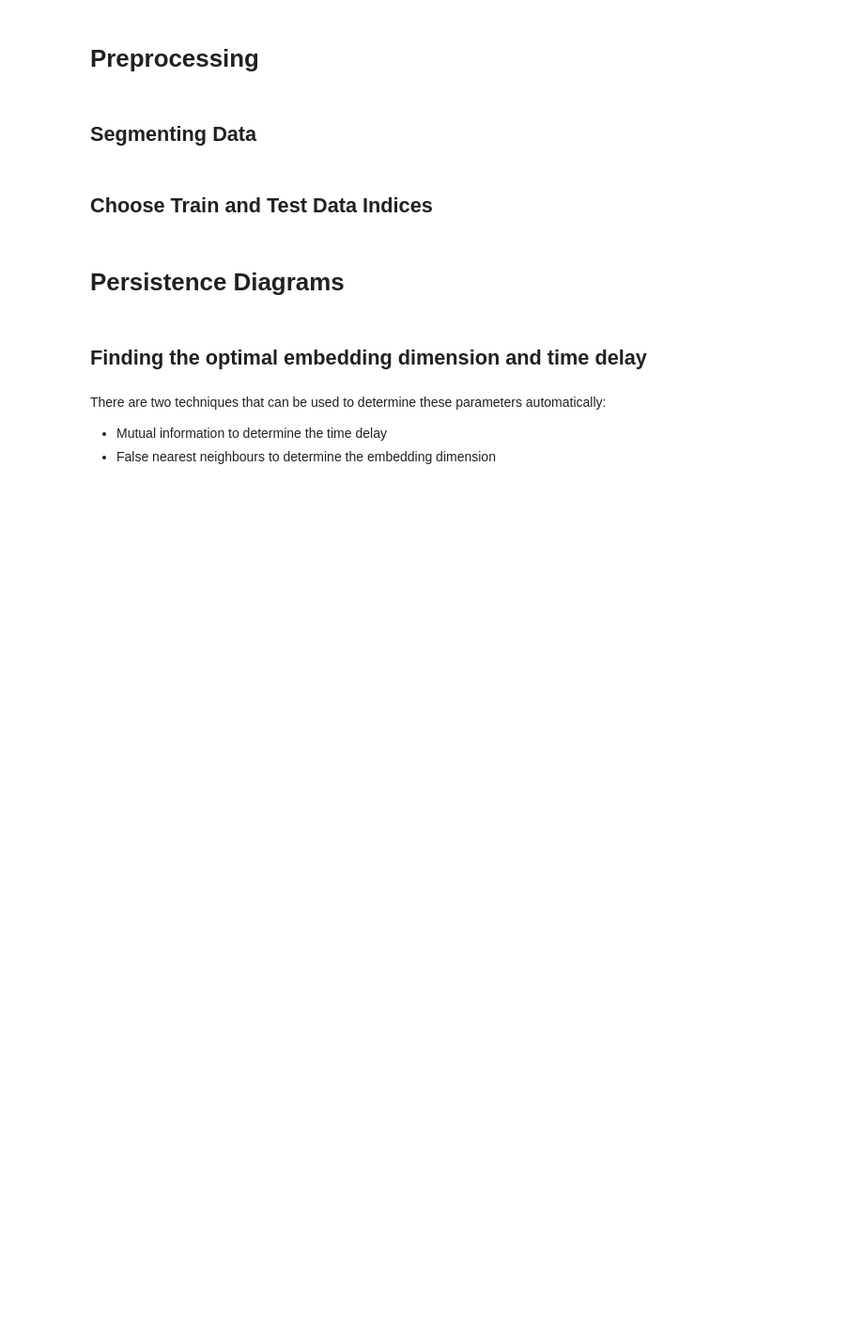
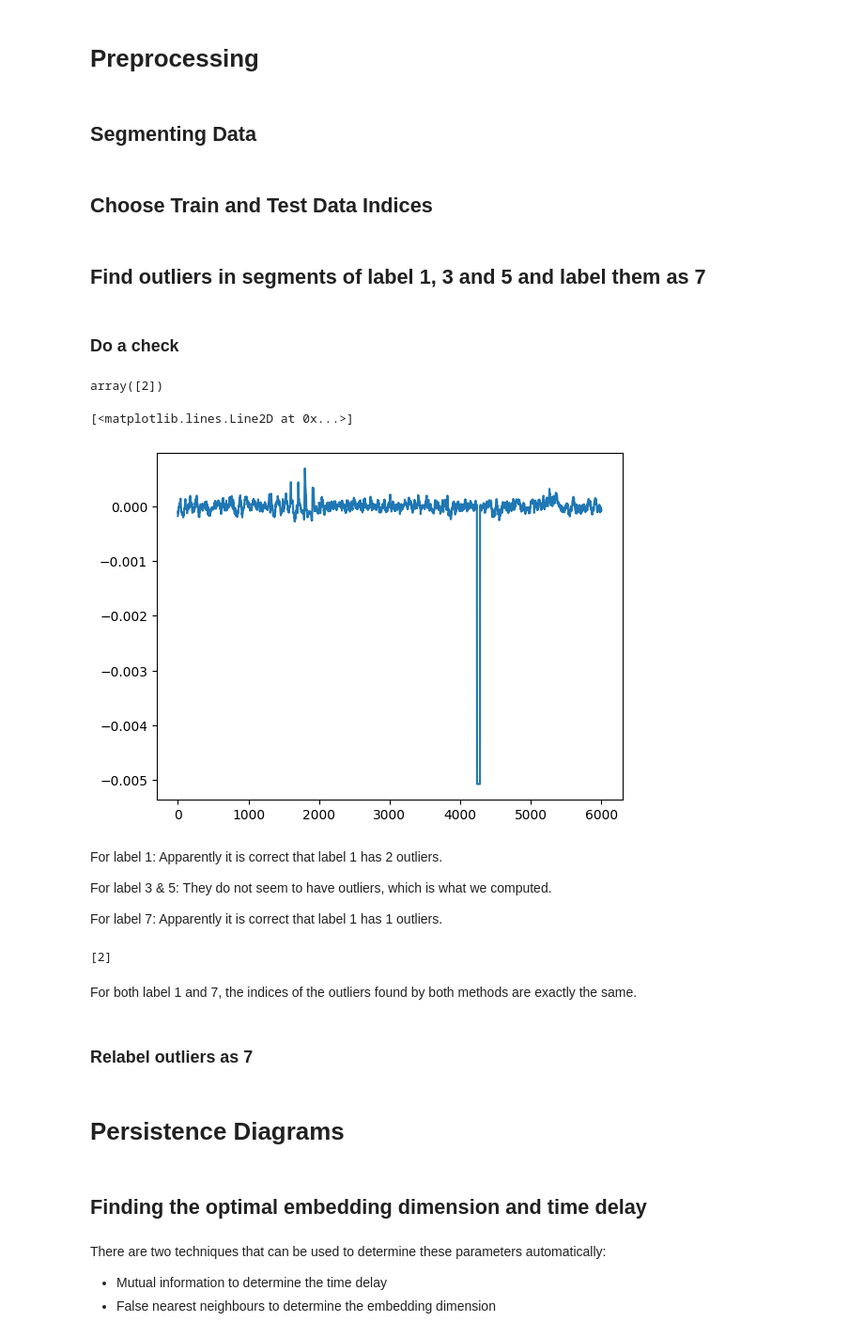
Before and after one commit to peppey/Topological-Data-Analysis-on-Brain-Data, a Jupyter notebook: EEG_Data_Analysis/Preprocessing_And_Computing_Persistence_Diagrams.ipynb, the cells around one changed output. Shown at 94% size. Cells and saved outputs as stored; diff of their text form; code cells hidden in the pictures; blank space fills up the shorter version.

Commit message:
Relabelled outliers of normal labels as label 7

```diff
--- a/EEG_Data_Analysis/Preprocessing_And_Computing_Persistence_Diagrams.ipynb
+++ b/EEG_Data_Analysis/Preprocessing_And_Computing_Persistence_Diagrams.ipynb
@@ -130,6 +128,8 @@ label_list = [1, 3, 5, 7]
 
 train_indices_dict = {}
 test_indices_dict = {}
+all_indices_dict = {}
+
 
 for label in label_list:
     indices = [index for index, value in enumerate(labels) if (value == label and index in train_indices)][:no_segments]
@@ -138,11 +138,25 @@ for label in label_list:
 for label in label_list:
     indices = [index for index, value in enumerate(labels) if (value == label and index in test_indices)][:no_segments]
     test_indices_dict[label] = indices
+
+for label in label_list:
+    indices = [index for index, value in enumerate(labels) if (value == label)][:no_segments]
+    all_indices_dict[label] = indices
 # %%
 # Save segments of single labels for data exploration
 
+label_segments = {} # Addionally save the segments of each label for finding outliers
+
 for label in label_list:
-    ts_segment = []
+    time_series = []
+    ts_segments = []
     for idx in train_indices_dict[label]:
-        ts_segment.extend(eeg_segments[idx])
-        np.save('Data/Segments_for_Label_'+str(label)+'.npy', np.array(ts_segment, dtype=object), allow_pickle=True)
+        # Save for data exploration
+        time_series.extend(eeg_segments[idx])
+        np.save('Data/Segments_for_Label_'+str(label)+'.npy', np.array(time_series, dtype=object), allow_pickle=True)
+
+        # Later use for finding outliers
+        ts_segments.append(eeg_segments[idx])
+    label_segments[label] = ts_segments
+# %% [markdown]
+## Find outliers in segments of label 1, 3 and 5 and label them as 7
@@ -148,0 +191,48 @@ for label in label_list:
+# %%
+outlier_indices = {}
+
+for label in label_list:
+    outlier_indices[label] = detect_artifacts(label_segments[label], eeg_segments, all_indices_dict[label], threshold=3)
+# %% [markdown]
+### Do a check
+# %%
+# Label to check
+label_to_check = 7
+
+outlier_indices[label_to_check]
+# %% [output]
+array([2])
+# %%
+import matplotlib.pyplot as plt
+
+# TS segments for each label
+time_series = {}
+
+for label in label_list:
+    time_series[label] = np.load('Data/Segments_for_Label_'+str(label)+'.npy', allow_pickle=True)
+
+plt.plot(time_series[label_to_check])
+# %% [output]
+[<matplotlib.lines.Line2D at 0x...>]
+[figure, added]
+# %% [markdown]
+For label 1: Apparently it is correct that label 1 has 2 outliers.
+
+For label 3 & 5: They do not seem to have outliers, which is what we computed.
+
+For label 7: Apparently it is correct that label 1 has 1 outliers.
+# %%
+all_mav = []  # maximal absolute values of all segments
+
+for segment in label_segments[label_to_check]:
+    all_mav.append(np.max(np.abs(segment)))
+
+num_outliers = len(outlier_indices[label_to_check])
+idx = np.argpartition(all_mav, -num_outliers)
+print(idx[-num_outliers:])
+# %% [output]
+[2]
+# %% [markdown]
+For both label 1 and 7, the indices of the outliers found by both methods are exactly the same.
+# %% [markdown]
+### Relabel outliers as 7
```
Also changed, not shown: parts of 5 cells of this notebook, 1 other file.
